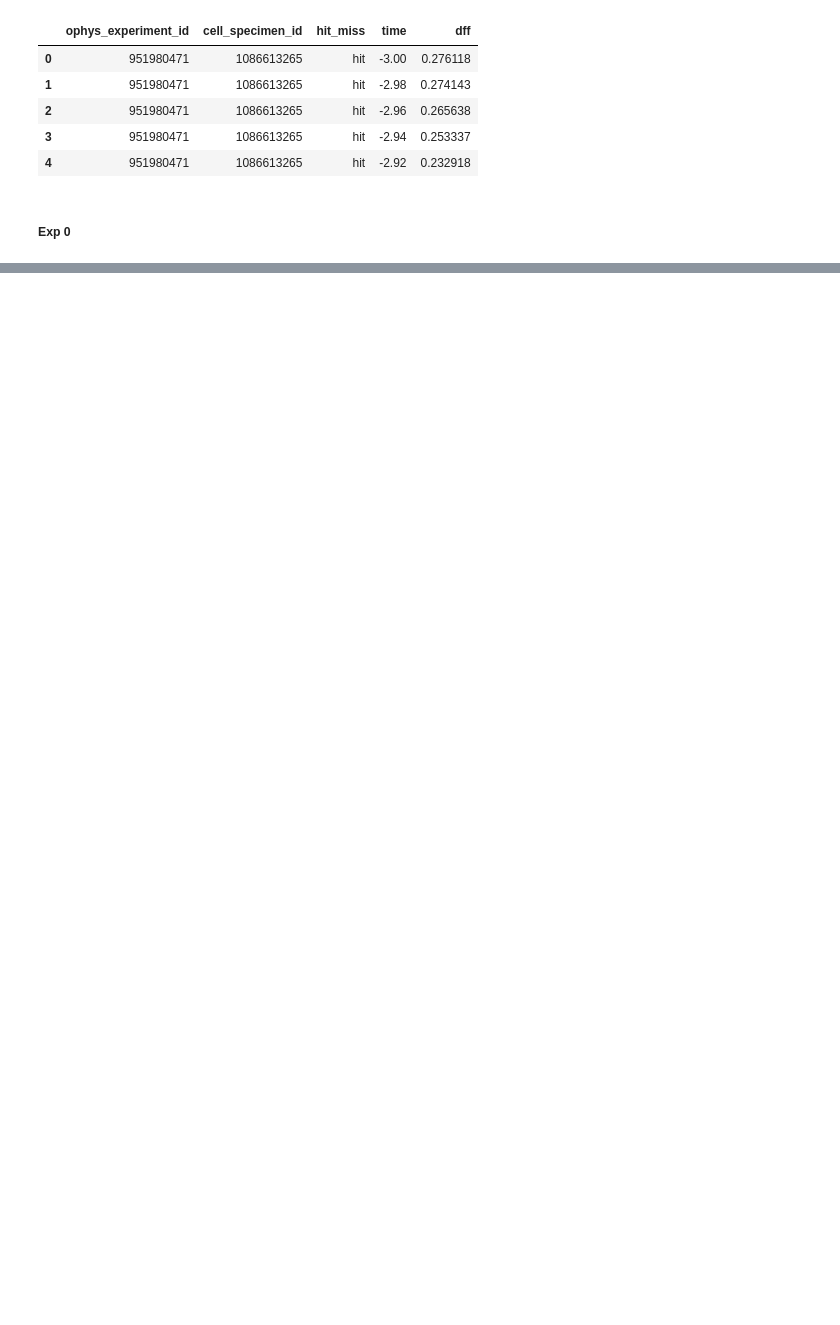
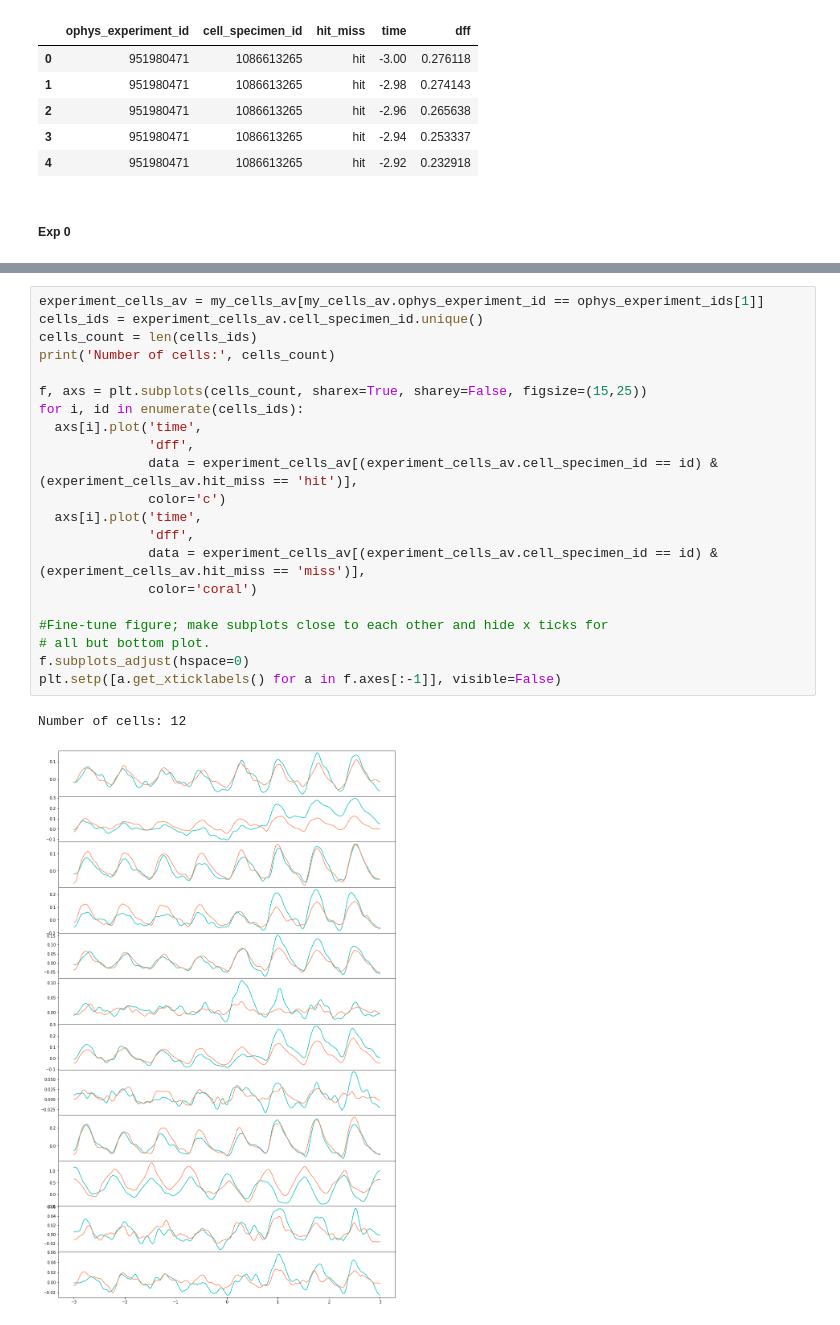
Before and after one commit to odmina/misbehaving_armadillos, a Jupyter notebook: Single_cell_activity_vs_stimulus_changes.ipynb, the cells around one changed output, grey strips where cells are left out. Drawn from its saved outputs; the diff is of its cells as text; blank space fills up the shorter version.

```diff
--- a/Single_cell_activity_vs_stimulus_changes.ipynb
+++ b/Single_cell_activity_vs_stimulus_changes.ipynb
@@ -360,0 +363,24 @@ Number of cells: 12
+# %%
+experiment_cells_av = my_cells_av[my_cells_av.ophys_experiment_id == ophys_experiment_ids[1]]
+cells_ids = experiment_cells_av.cell_specimen_id.unique()
+cells_count = len(cells_ids)
+print('Number of cells:', cells_count)
+
+f, axs = plt.subplots(cells_count, sharex=True, sharey=False, figsize=(15,25))
+for i, id in enumerate(cells_ids):
+  axs[i].plot('time',
+              'dff',
+              data = experiment_cells_av[(experiment_cells_av.cell_specimen_id == id) & (experiment_cells_av.hit_miss == 'hit')],
+              color='c')
+  axs[i].plot('time',
+              'dff',
+              data = experiment_cells_av[(experiment_cells_av.cell_specimen_id == id) & (experiment_cells_av.hit_miss == 'miss')],
+              color='coral')
+
+#Fine-tune figure; make subplots close to each other and hide x ticks for
+# all but bottom plot.
+f.subplots_adjust(hspace=0)
+plt.setp([a.get_xticklabels() for a in f.axes[:-1]], visible=False)
+# %% [output]
+Number of cells: 12
+[figure, added]
```
Also changed, not shown: parts of 4 cells of this notebook.
